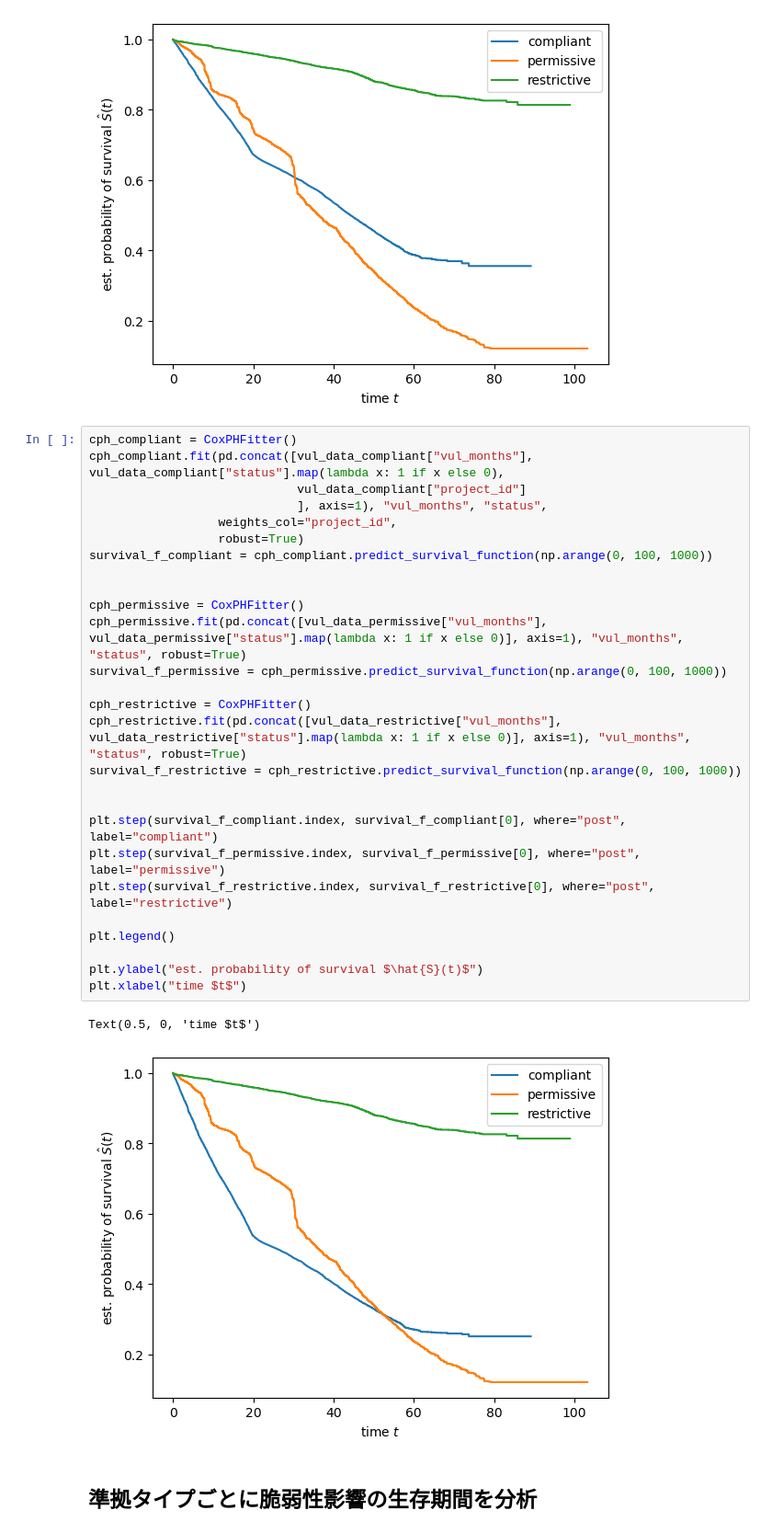
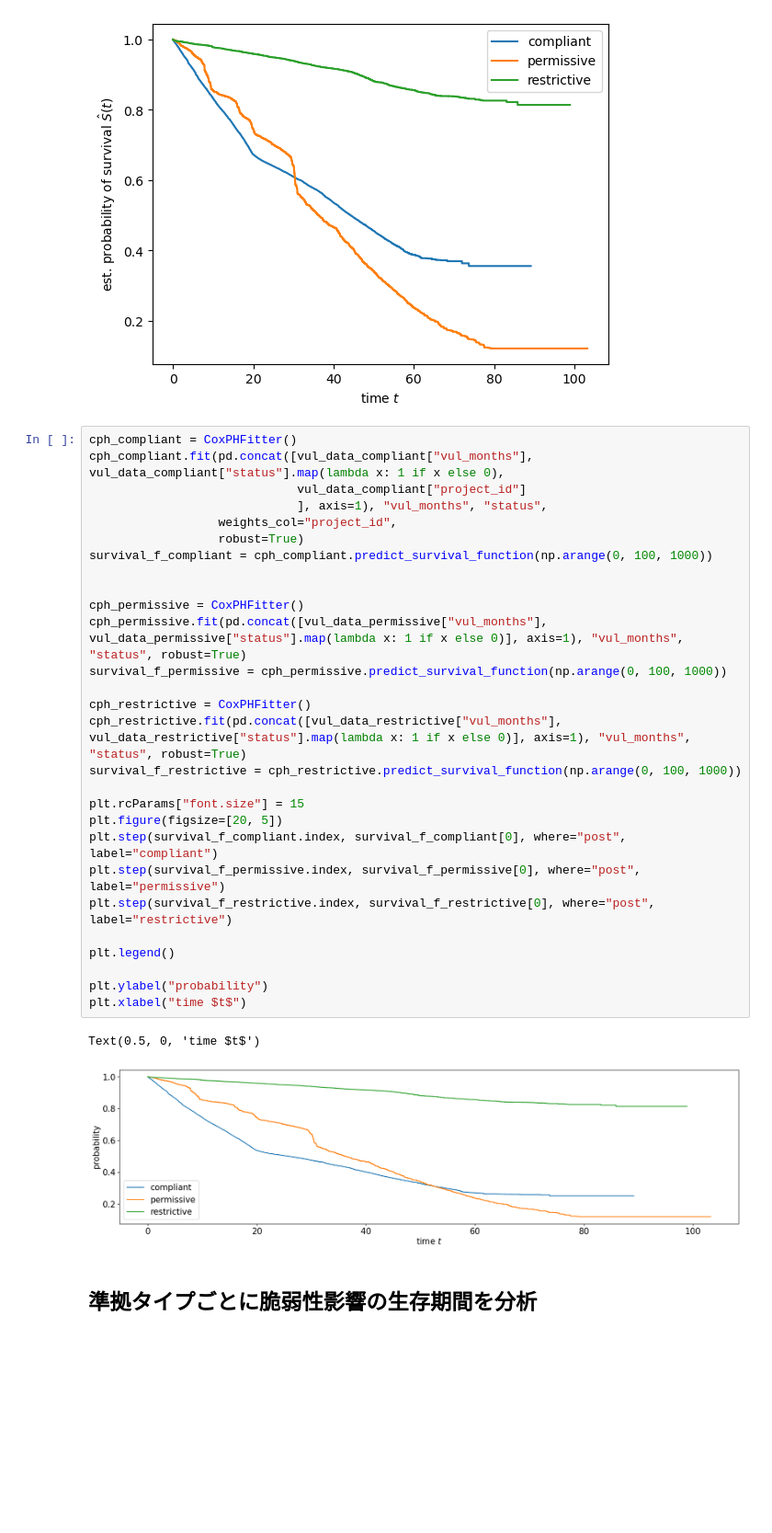
Before and after one commit to yamoyamoto/lib_network_research, a Jupyter notebook: analyzer/exprore_npm_vul_analyze_data.ipynb, the cells around one changed output. Shown at 92% size. Saved outputs shown, nothing was run; the diff lists cells and outputs as text; blank space fills up the shorter version.

```diff
--- a/analyzer/exprore_npm_vul_analyze_data.ipynb
+++ b/analyzer/exprore_npm_vul_analyze_data.ipynb
@@ -170,33 +170,34 @@ Text(0.5, 0, 'time $t$')
 # %%
 cph_compliant = CoxPHFitter()
 cph_compliant.fit(pd.concat([vul_data_compliant["vul_months"], vul_data_compliant["status"].map(lambda x: 1 if x else 0),
                              vul_data_compliant["project_id"]
                              ], axis=1), "vul_months", "status",
                   weights_col="project_id",
                   robust=True)
 survival_f_compliant = cph_compliant.predict_survival_function(np.arange(0, 100, 1000))
 
 
 cph_permissive = CoxPHFitter()
 cph_permissive.fit(pd.concat([vul_data_permissive["vul_months"], vul_data_permissive["status"].map(lambda x: 1 if x else 0)], axis=1), "vul_months", "status", robust=True)
 survival_f_permissive = cph_permissive.predict_survival_function(np.arange(0, 100, 1000))
 
 cph_restrictive = CoxPHFitter()
 cph_restrictive.fit(pd.concat([vul_data_restrictive["vul_months"], vul_data_restrictive["status"].map(lambda x: 1 if x else 0)], axis=1), "vul_months", "status", robust=True)
 survival_f_restrictive = cph_restrictive.predict_survival_function(np.arange(0, 100, 1000))
 
-
+plt.rcParams["font.size"] = 15
+plt.figure(figsize=[20, 5])
 plt.step(survival_f_compliant.index, survival_f_compliant[0], where="post", label="compliant")
 plt.step(survival_f_permissive.index, survival_f_permissive[0], where="post", label="permissive")
 plt.step(survival_f_restrictive.index, survival_f_restrictive[0], where="post", label="restrictive")
 
 plt.legend()
 
-plt.ylabel("est. probability of survival $\hat{S}(t)$")
+plt.ylabel("probability")
 plt.xlabel("time $t$")
 # %% [output]
 Text(0.5, 0, 'time $t$')
-[figure, old version]
+[figure, new version]
 # %% [markdown]
 ## 準拠タイプごとに脆弱性影響の生存期間を分析
 # %% [markdown]
```
